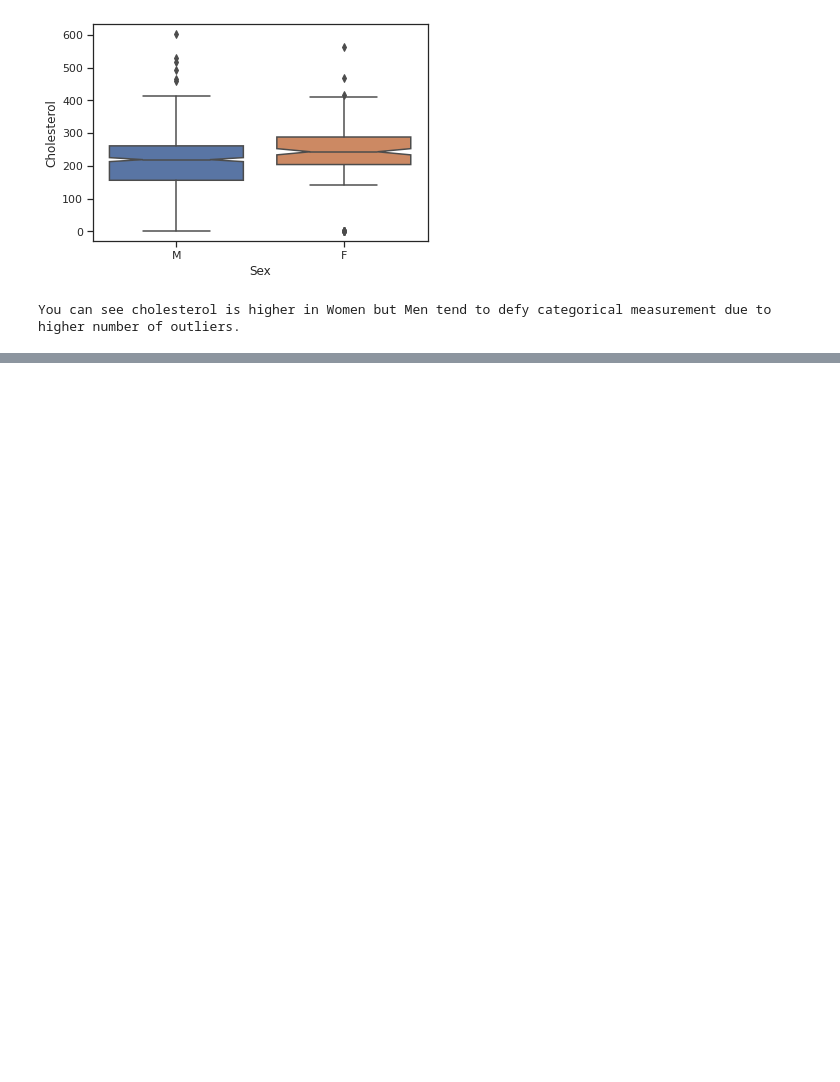
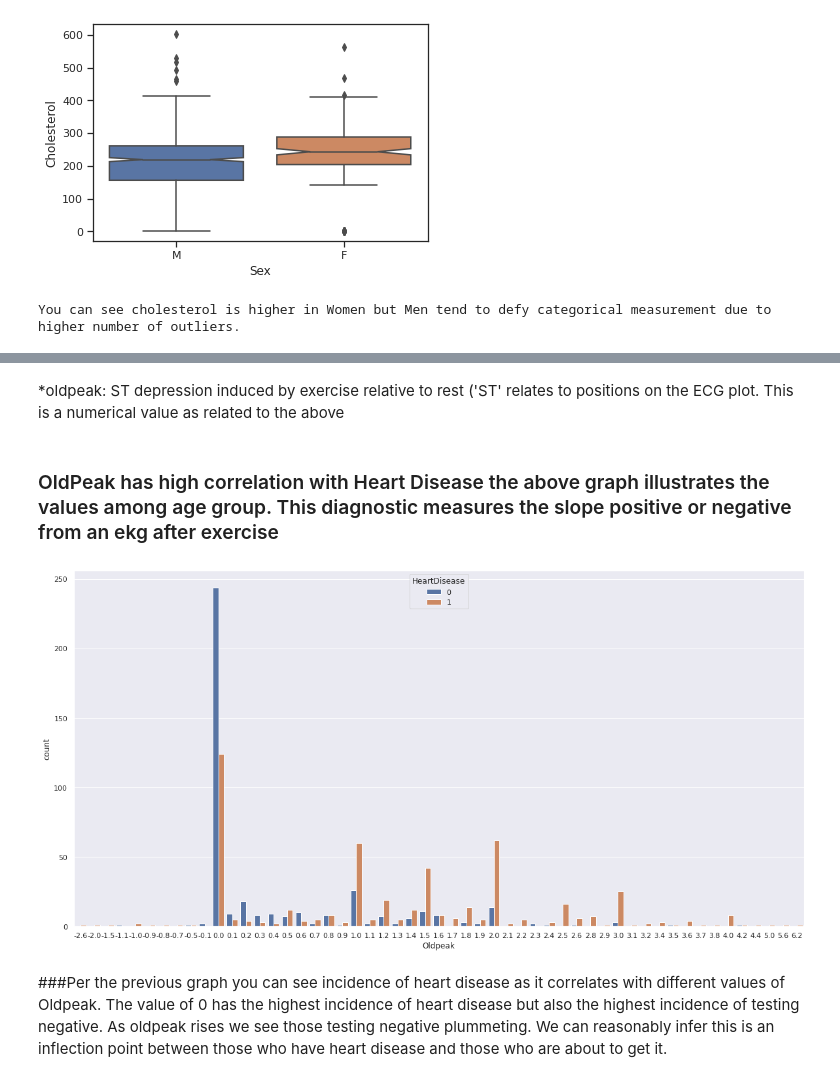
Before and after one commit to PaulLipska/Coding_Dojo_Project_2, a Jupyter notebook: Project2_Part_1.ipynb, the cells around one changed output, grey strips where cells are left out. Cells and saved outputs as stored; diff of their text form; code cells hidden in the pictures; blank space fills up the shorter version.

```diff
--- a/Project2_Part_1.ipynb
+++ b/Project2_Part_1.ipynb
@@ -385,0 +421,17 @@ You can see cholesterol is higher in Women but Men tend to defy categorical meas
+# %% [markdown]
+*oldpeak: ST depression induced by exercise relative to rest ('ST' relates to positions on the ECG plot. This is a numerical value as related to the above
+# %% [markdown]
+### OldPeak has high correlation with Heart Disease the above graph illustrates the values among age group.  This diagnostic measures the slope positive or negative from an ekg after exercise
+# %%
+sns.countplot(x="Oldpeak", hue="HeartDisease", data=df_ml)
+sns.set(rc={'figure.figsize':(30,10)})
+
+#sns.countplot(y='HeartDisease',hue='Oldpeak',data=df)
+#sns.set(rc={'figure.figsize':(10,10)})
+#plt.xticks(rotation=90)
+#plt.title('Medals by Gender in each Discipline')
+#plt.legend(loc=1)  # 1 is code for 'upper right'3
+# %% [output]
+[figure, added]
+# %% [markdown]
+###Per the previous graph you can see incidence of heart disease as it correlates with different values of Oldpeak.  The value of 0 has the highest incidence of heart disease but also the highest incidence of testing negative.  As oldpeak rises we see those testing negative plummeting.  We can reasonably infer this is an inflection point between those who have heart disease and those who are about to get it.
```
Also changed, not shown: parts of 6 cells of this notebook.
